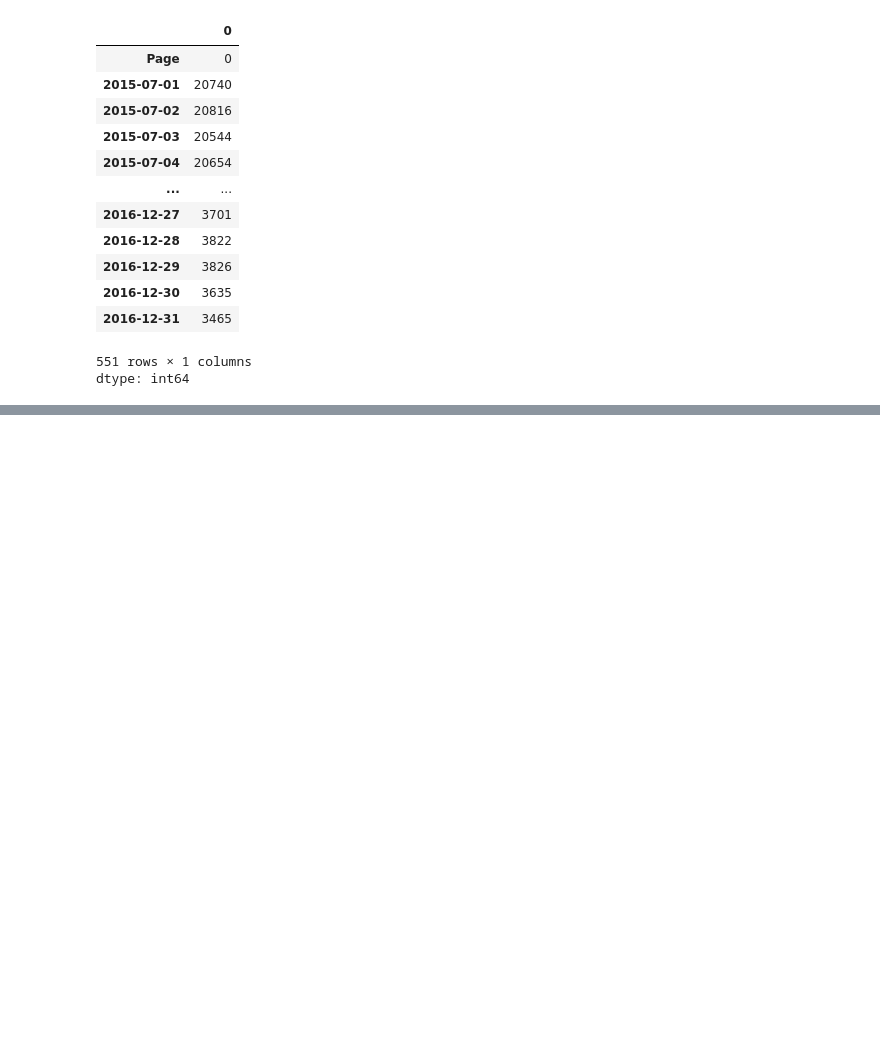
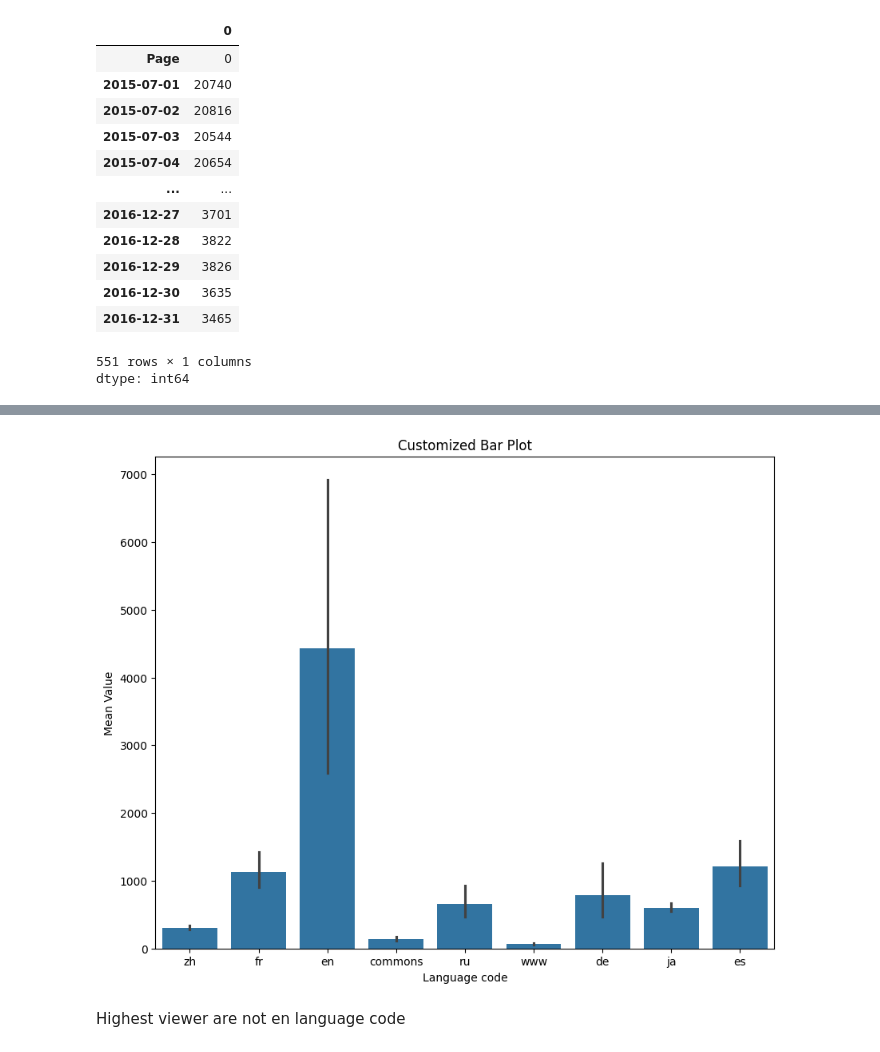
Before and after one commit to priyankakpal/Target-Analysis-Using-SQL-Tablue, a Jupyter notebook: AdEase_TimeSeries_BusinessCaseStudy.ipynb, the cells around one changed output, grey strips where cells are left out. Saved outputs shown, nothing was run; the diff lists cells and outputs as text; code cells hidden in the pictures; blank space fills up the shorter version.

```diff
--- a/AdEase_TimeSeries_BusinessCaseStudy.ipynb
+++ b/AdEase_TimeSeries_BusinessCaseStudy.ipynb
@@ -88,0 +123,12 @@ df[df['2015-07-01'].isna()]
+# %%
+plt.figure(figsize=(10, 8))
+sns.barplot(data=df, y='2015-07-01', x='Code', estimator='mean')
+
+plt.title('Customized Bar Plot')
+plt.xlabel('Language code')
+plt.ylabel('Mean Value')
+plt.show()
+# %% [output]
+[figure, added]
+# %% [markdown]
+Highest viewer are not en language code
```
Also changed, not shown: parts of 80 cells of this notebook.
